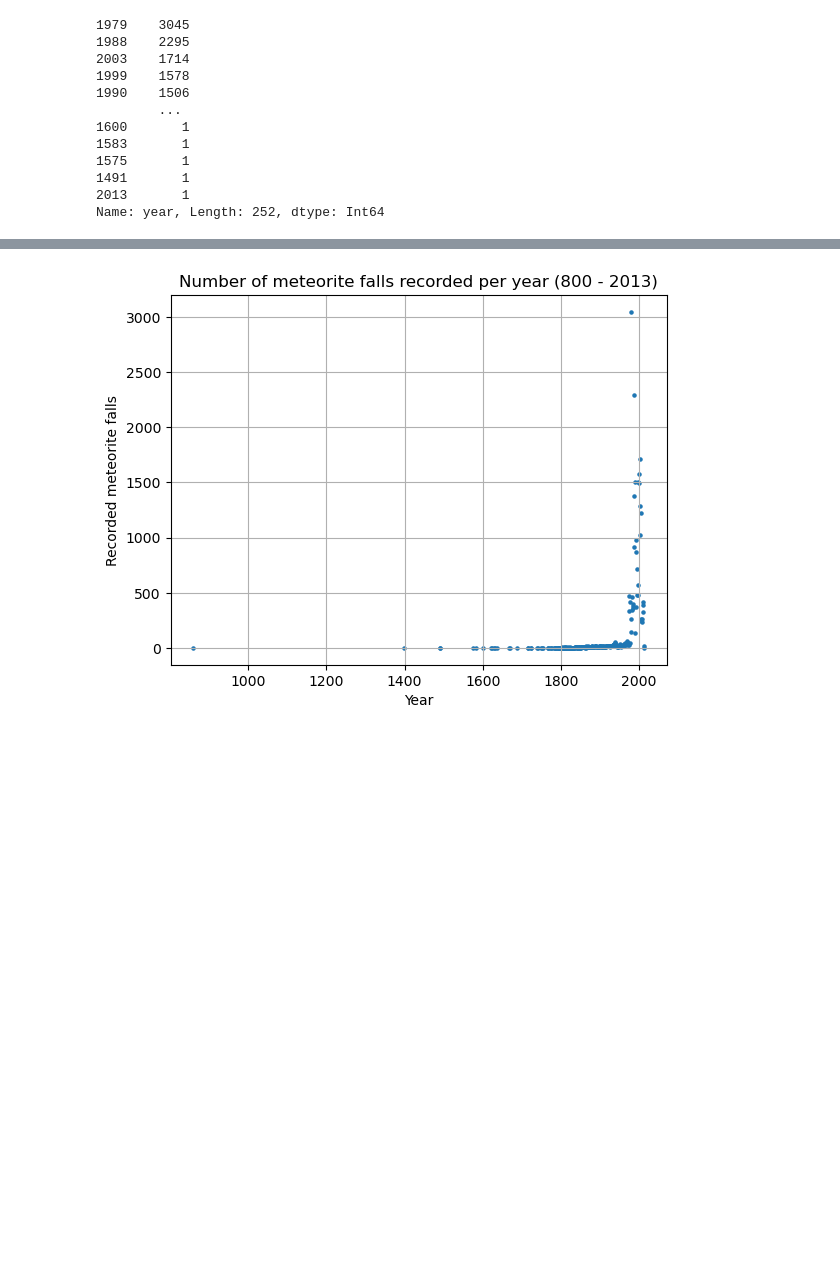
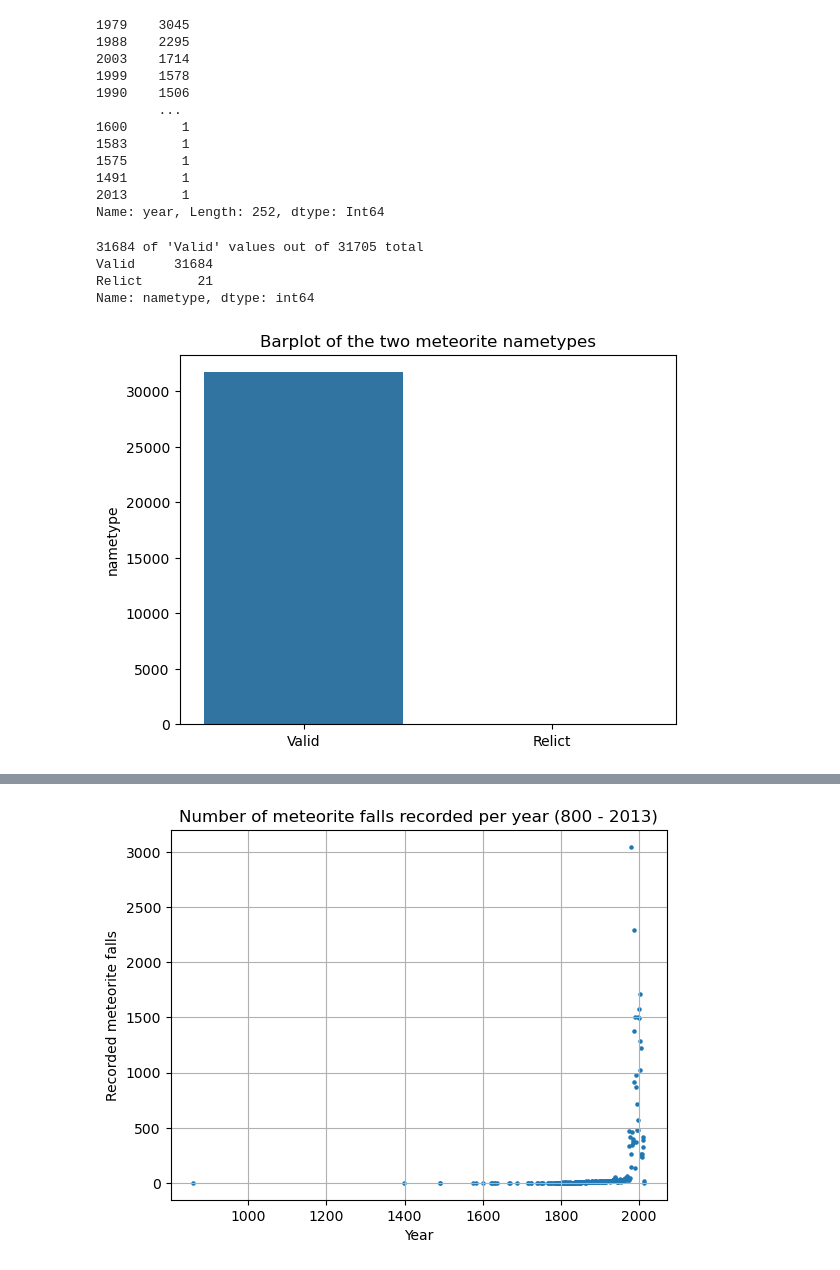
Before and after one commit to Tani303/Meteorite-Landing-Data-Visualization-Project, a Jupyter notebook: Meteor_Landing_dataset.ipynb, the cells around one changed output, grey strips where cells are left out. Cells and saved outputs as stored; diff of their text form; code cells hidden in the pictures; blank space fills up the shorter version.

Commit message:
Visualizing nametype, fall

```diff
--- a/Meteor_Landing_dataset.ipynb
+++ b/Meteor_Landing_dataset.ipynb
@@ -99,0 +150,18 @@ See the caveats in the documentation: https://pandas.pydata.org/pandas-docs/stab
+# %%
+met_df.rename(columns={'recclass':'class', 'reclat':'lat', 'reclong':'long', 'mass (g)':'mass'}, inplace=True)
+met_df.head()
+df=met_df
+met_df['year'] = met_df['year'].astype(pd.Int64Dtype())
+
+correct_years_df = met_df[(met_df['year'] >= 860) & (met_df['year'] <= 2013)]
+
+correct_lat_long_df = met_df[(met_df.lat != 0.00000) & (met_df.long != 0.00000)]
+
+correct_lat_long_df['year']=met_df['year']
+correct_lat_long_df['year'].dtype
+correct_lat_long_df.sort_values(by=['year'],inplace=True)
+correct_lat_long_df
+#correct_years_df = met_df[(met_df['year'] >= 860) & (met_df['year'] <= 2013)]
+correct_long_df = correct_years_df[(correct_years_df['long'] >= -180) & (correct_years_df['long'] <= 180)]
+correct_lat_long_df = correct_long_df[~((correct_long_df['lat'] == 0 ) & (correct_long_df['lat'] == 0))]
+correct_lat_long_df
@@ -149,3 +240,18 @@ years_val
 1491       1
 2013       1
 Name: year, Length: 252, dtype: Int64
+# %%
+ds_nametype = correct_lat_long_df["nametype"]
+ds_nametype_df =df["nametype"]
+ds_nametype_val_counts = ds_nametype.value_counts()
+print("{} of 'Valid' values out of {} total".format(ds_nametype_val_counts["Valid"], len(ds_nametype)))
+nametype_barplot = sns.barplot(x=ds_nametype_val_counts.keys(), y=ds_nametype_val_counts)
+nametype_barplot.set_title("Barplot of the two meteorite nametypes")
+nametype_barplot
+print(ds_nametype_val_counts)
+# %% [output]
+31684 of 'Valid' values out of 31705 total
+Valid     31684
+Relict       21
+Name: nametype, dtype: int64
+[figure, added]
```
Also changed, not shown: parts of 21 cells of this notebook.
